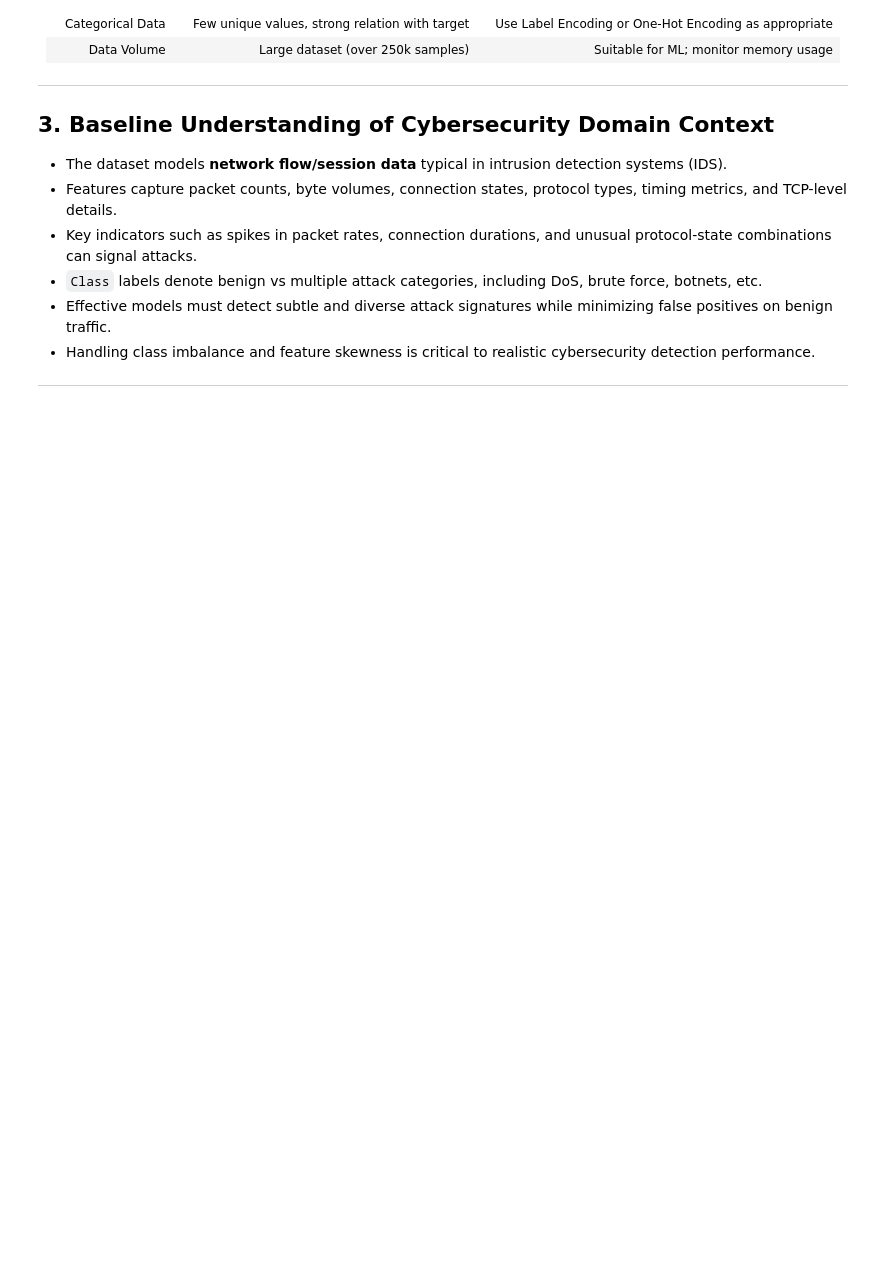
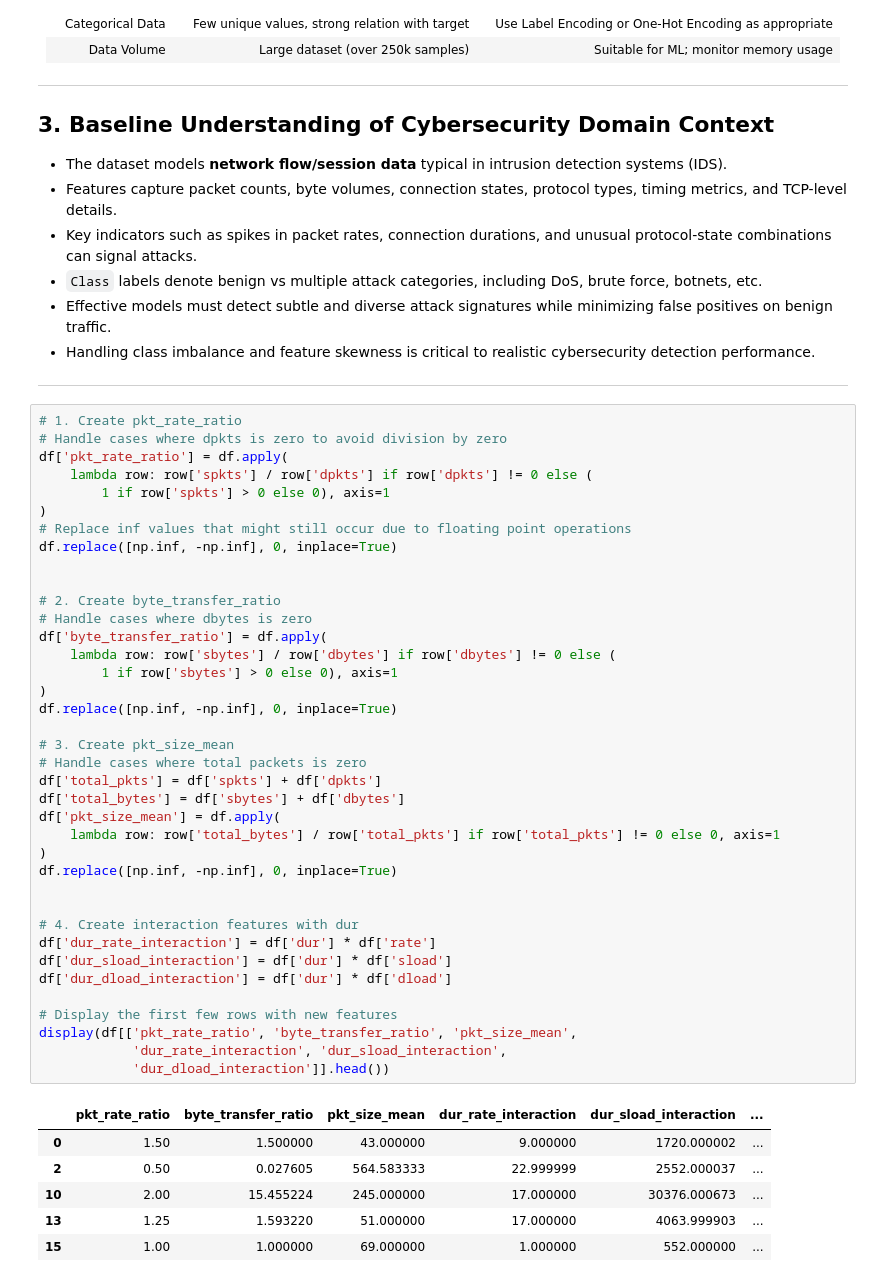
Before and after one commit to Ahsan3172/Zero-day-attack-, a Jupyter notebook: backend/zda.ipynb, the cells around one changed output. Saved outputs shown, nothing was run; the diff lists cells and outputs as text; blank space fills up the shorter version.

```diff
--- a/backend/zda.ipynb
+++ b/backend/zda.ipynb
@@ -298,3 +298,48 @@ plt.show()
 - Handling class imbalance and feature skewness is critical to realistic cybersecurity detection performance.
 
 ---
+# %%
+# 1. Create pkt_rate_ratio
+# Handle cases where dpkts is zero to avoid division by zero
+df['pkt_rate_ratio'] = df.apply(
+    lambda row: row['spkts'] / row['dpkts'] if row['dpkts'] != 0 else (
+        1 if row['spkts'] > 0 else 0), axis=1
+)
+# Replace inf values that might still occur due to floating point operations
+df.replace([np.inf, -np.inf], 0, inplace=True)
+
+
+# 2. Create byte_transfer_ratio
+# Handle cases where dbytes is zero
+df['byte_transfer_ratio'] = df.apply(
+    lambda row: row['sbytes'] / row['dbytes'] if row['dbytes'] != 0 else (
+        1 if row['sbytes'] > 0 else 0), axis=1
+)
+df.replace([np.inf, -np.inf], 0, inplace=True)
+
+# 3. Create pkt_size_mean
+# Handle cases where total packets is zero
+df['total_pkts'] = df['spkts'] + df['dpkts']
+df['total_bytes'] = df['sbytes'] + df['dbytes']
+df['pkt_size_mean'] = df.apply(
+    lambda row: row['total_bytes'] / row['total_pkts'] if row['total_pkts'] != 0 else 0, axis=1
+)
+df.replace([np.inf, -np.inf], 0, inplace=True)
+
+
+# 4. Create interaction features with dur
+df['dur_rate_interaction'] = df['dur'] * df['rate']
+df['dur_sload_interaction'] = df['dur'] * df['sload']
+df['dur_dload_interaction'] = df['dur'] * df['dload']
+
+# Display the first few rows with new features
+display(df[['pkt_rate_ratio', 'byte_transfer_ratio', 'pkt_size_mean',
+            'dur_rate_interaction', 'dur_sload_interaction',
+            'dur_dload_interaction']].head())
+# %% [output]
+|  | pkt_rate_ratio | byte_transfer_ratio | pkt_size_mean | dur_rate_interaction | dur_sload_interaction | ... |
+| 0 | 1.50 | 1.500000 | 43.000000 | 9.000000 | 1720.000002 | ... |
+| 2 | 0.50 | 0.027605 | 564.583333 | 22.999999 | 2552.000037 | ... |
+| 10 | 2.00 | 15.455224 | 245.000000 | 17.000000 | 30376.000673 | ... |
+| 13 | 1.25 | 1.593220 | 51.000000 | 17.000000 | 4063.999903 | ... |
+| 15 | 1.00 | 1.000000 | 69.000000 | 1.000000 | 552.000000 | ... |
```
